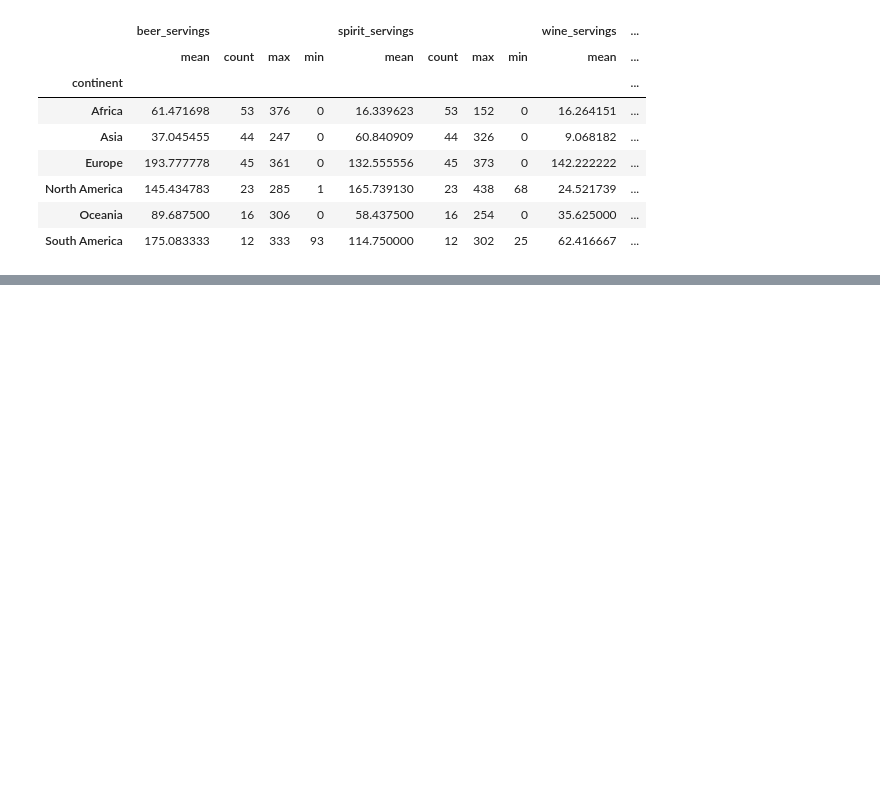
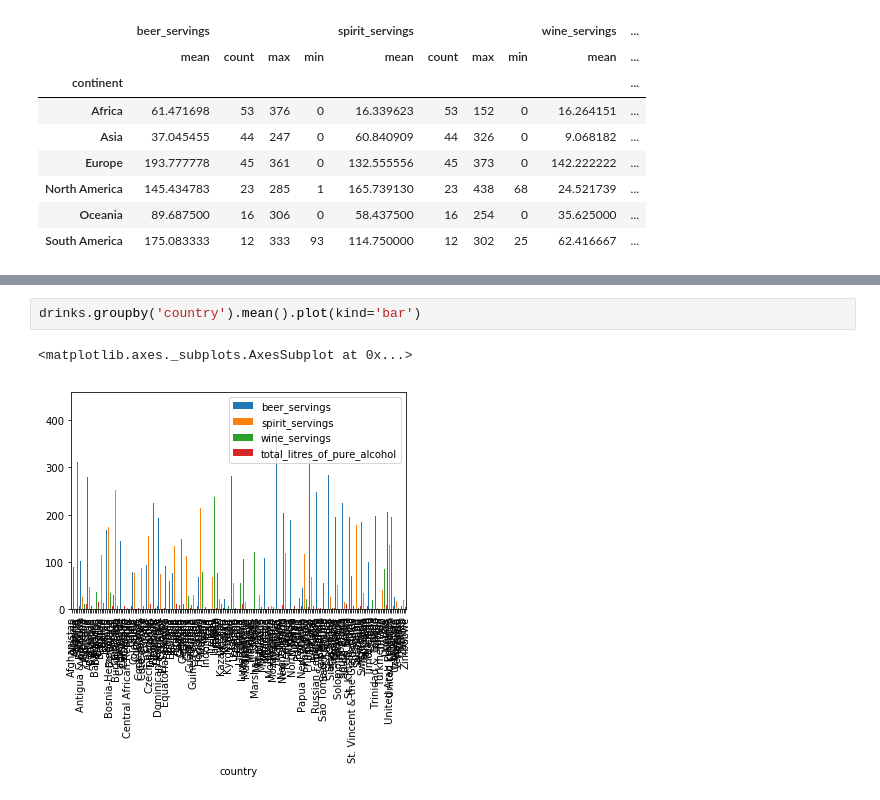
Before and after one commit to harrytrinh2/Pandas_Python, a Jupyter notebook: When should I use a 'groupby' in pandas.ipynb, the cells around one changed output, grey strips where cells are left out. Saved outputs shown, nothing was run; the diff lists cells and outputs as text; blank space fills up the shorter version.

```diff
--- a/When should I use a 'groupby' in pandas.ipynb
+++ b/When should I use a 'groupby' in pandas.ipynb
@@ -106,0 +116,5 @@ drinks.groupby('continent').agg(['mean','count','max','min'])
+# %%
+drinks.groupby('country').mean().plot(kind='bar')
+# %% [output]
+<matplotlib.axes._subplots.AxesSubplot at 0x...>
+[figure, added]
```
Also changed, not shown: parts of 10 cells of this notebook.
